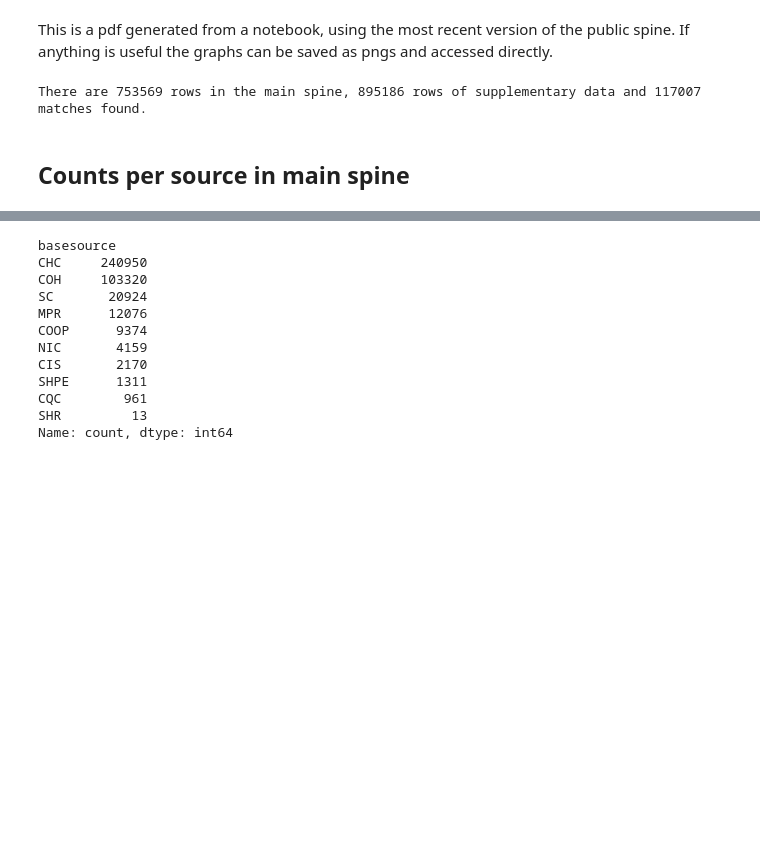
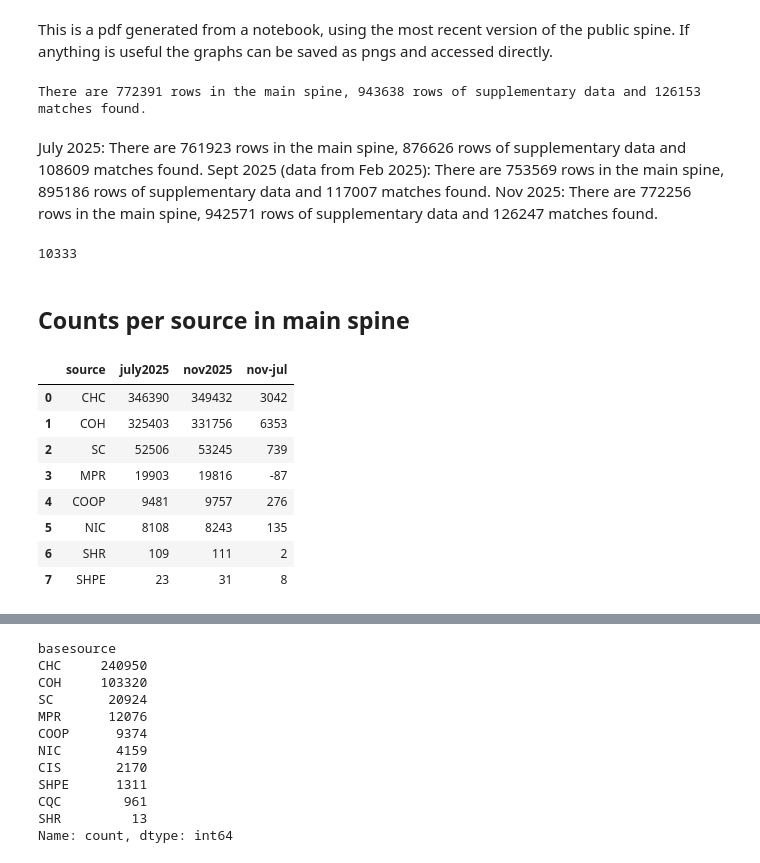
Before and after one commit to uk-third-sector-database/tso-database-builder, a Jupyter notebook: visualise/stats_and_visuals.ipynb, the cells around one changed output, grey strips where cells are left out. Saved outputs shown, nothing was run; the diff lists cells and outputs as text; code cells hidden in the pictures; blank space fills up the shorter version.

```diff
--- a/visualise/stats_and_visuals.ipynb
+++ b/visualise/stats_and_visuals.ipynb
@@ -10,8 +10,9 @@ from matplotlib import pyplot
 import upsetplot
 # %%
 basefilename = '/Users/fionack/Projects/TSO_project/public_spine_data/TSCS_spine'
+#basefilename = '/Users/fionack/Projects/public_spine'
 #basefilename = '/Users/fionack/Projects/TSO_project/tso-database-builder/main_spine.ccew.oscr.ccni.ch.csv'#main_spine.ccew.oscr'
-spine_df = pd.read_csv(basefilename+'.spine.csv',usecols=['uid','normalisedname'])
+spine_df = pd.read_csv(basefilename+'.spine.csv',usecols=['uid','normalisedname','registerdate'])
 extras_df = pd.read_csv(basefilename+'.supplementary.csv',usecols=['uid','normalisedname','source_register'])
 matches_df = pd.read_csv(basefilename+'.matches.csv',low_memory=False)
 
@@ -29,6 +30,44 @@ source_order = {'CHC': 1,
                 'CIS' : 9,
                 'CQC' : 10 }
 # %% [output]
-There are 753569 rows in the main spine, 895186 rows of supplementary data and 117007 matches found.
+There are 772391 rows in the main spine, 943638 rows of supplementary data and 126153 matches found.
+# %% [markdown]
+July 2025: There are 761923 rows in the main spine, 876626 rows of supplementary data and 108609 matches found.
+Sept 2025 (data from Feb 2025): There are 753569 rows in the main spine, 895186 rows of supplementary data and 117007 matches found.
+Nov 2025: There are 772256 rows in the main spine, 942571 rows of supplementary data and 126247 matches found.
+# %%
+772256-761923
+# %% [output]
+10333
 # %% [markdown]
 ## Counts per source in main spine
+# %%
+
+july_to_nov = {
+'CHC'     :[346390,  349432,],
+'COH'     :[325403,  331756,],
+'SC'       :[52506,   53245,],
+'MPR'      :[19903,   19816,],
+'COOP'      :[9481,    9757,],
+'NIC'       :[8108,    8243,],
+'SHR'        :[109,     111,],
+'SHPE'        :[23,      31,],
+}
+
+july_to_nov_df = pd.DataFrame(july_to_nov).T
+july_to_nov_df.reset_index(inplace=True)
+july_to_nov_df.columns=['source','july2025','nov2025']
+july_to_nov_df['nov-jul'] = july_to_nov_df['nov2025'] - july_to_nov_df['july2025']
+# %%
+
+july_to_nov_df
+# %% [output]
+|  | source | july2025 | nov2025 | nov-jul |
+| 0 | CHC | 346390 | 349432 | 3042 |
+| 1 | COH | 325403 | 331756 | 6353 |
+| 2 | SC | 52506 | 53245 | 739 |
+| 3 | MPR | 19903 | 19816 | -87 |
+| 4 | COOP | 9481 | 9757 | 276 |
+| 5 | NIC | 8108 | 8243 | 135 |
+| 6 | SHR | 109 | 111 | 2 |
+| 7 | SHPE | 23 | 31 | 8 |
```
Also changed, not shown: parts of 2 cells of this notebook, 5 other files.
